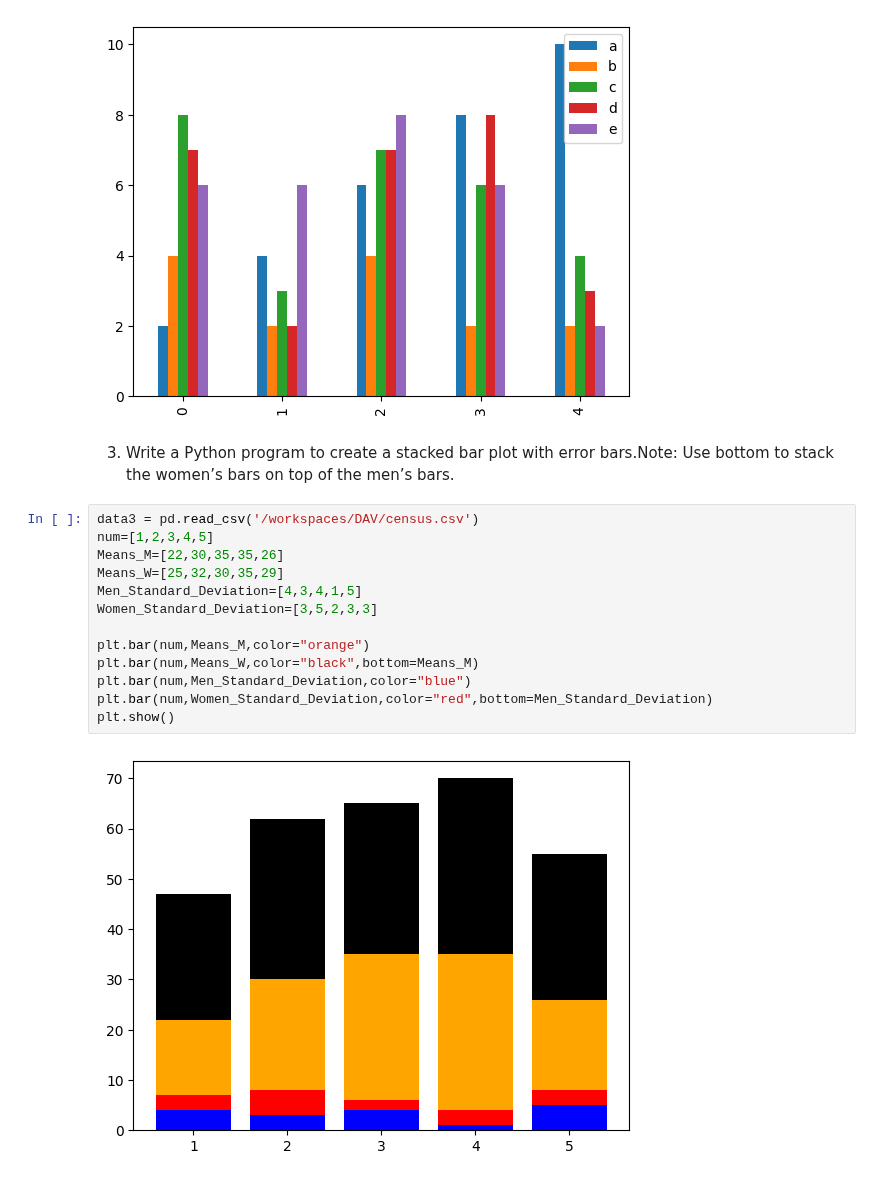
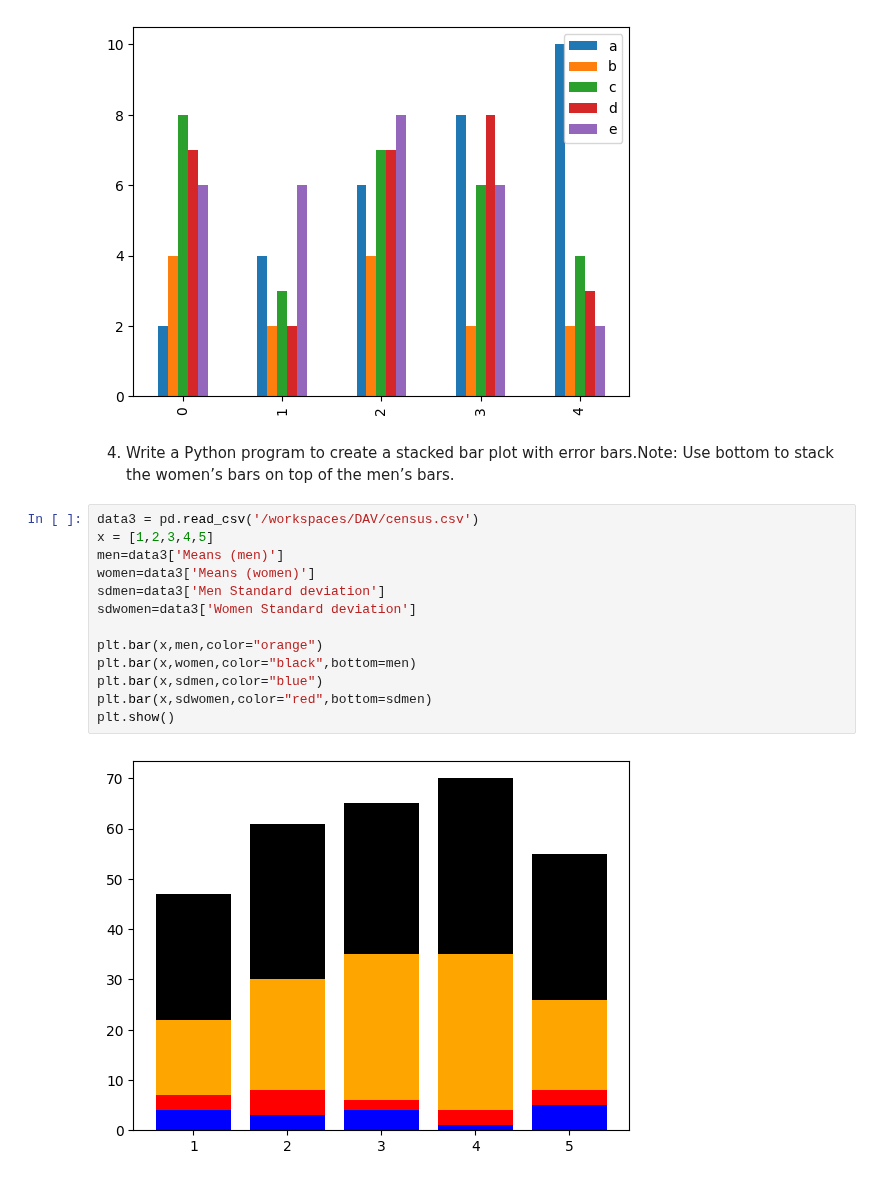
Before and after one commit to Sath2003/DAV, a Jupyter notebook: ASSIGNMENT.ipynb, the cells around one changed output. Saved outputs shown, nothing was run; the diff lists cells and outputs as text.

```diff
--- a/ASSIGNMENT.ipynb
+++ b/ASSIGNMENT.ipynb
@@ -55,19 +55,19 @@ df.plot.bar()
 <Axes: >
 [figure]
 # %% [markdown]
-3. Write a Python program to create a stacked bar plot with error bars.Note: Use bottom to stack the women’s bars on top of the men’s bars.
+4. Write a Python program to create a stacked bar plot with error bars.Note: Use bottom to stack the women’s bars on top of the men’s bars.
 # %%
 data3 = pd.read_csv('/workspaces/DAV/census.csv')
-num=[1,2,3,4,5]
-Means_M=[22,30,35,35,26]
-Means_W=[25,32,30,35,29]
-Men_Standard_Deviation=[4,3,4,1,5]
-Women_Standard_Deviation=[3,5,2,3,3]
+x = [1,2,3,4,5]
+men=data3['Means (men)']
+women=data3['Means (women)']
+sdmen=data3['Men Standard deviation']
+sdwomen=data3['Women Standard deviation']
 
-plt.bar(num,Means_M,color="orange")
-plt.bar(num,Means_W,color="black",bottom=Means_M)
-plt.bar(num,Men_Standard_Deviation,color="blue")
-plt.bar(num,Women_Standard_Deviation,color="red",bottom=Men_Standard_Deviation)
+plt.bar(x,men,color="orange")
+plt.bar(x,women,color="black",bottom=men)
+plt.bar(x,sdmen,color="blue")
+plt.bar(x,sdwomen,color="red",bottom=sdmen)
 plt.show()
 # %% [output]
-[figure, old version]
+[figure, new version]
```
Also changed, not shown: parts of 4 cells of this notebook, 3 other files.
